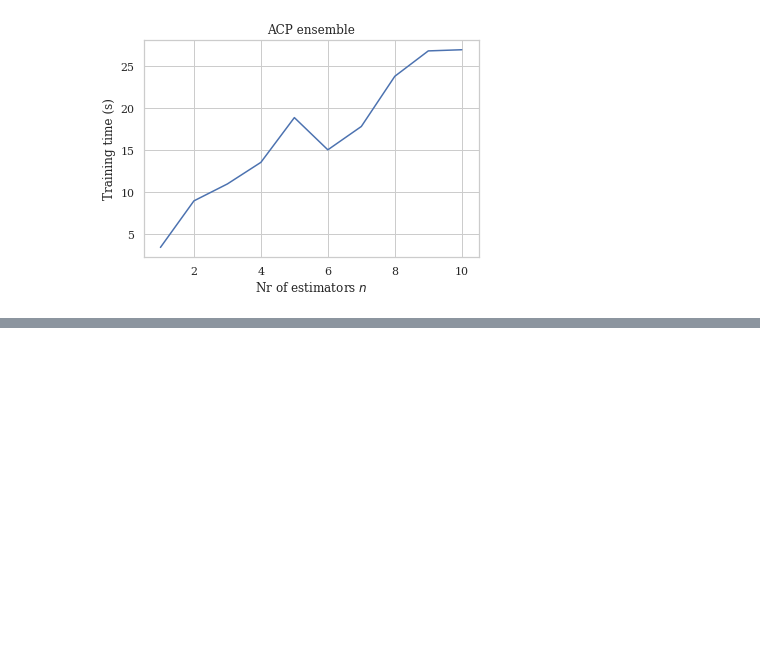
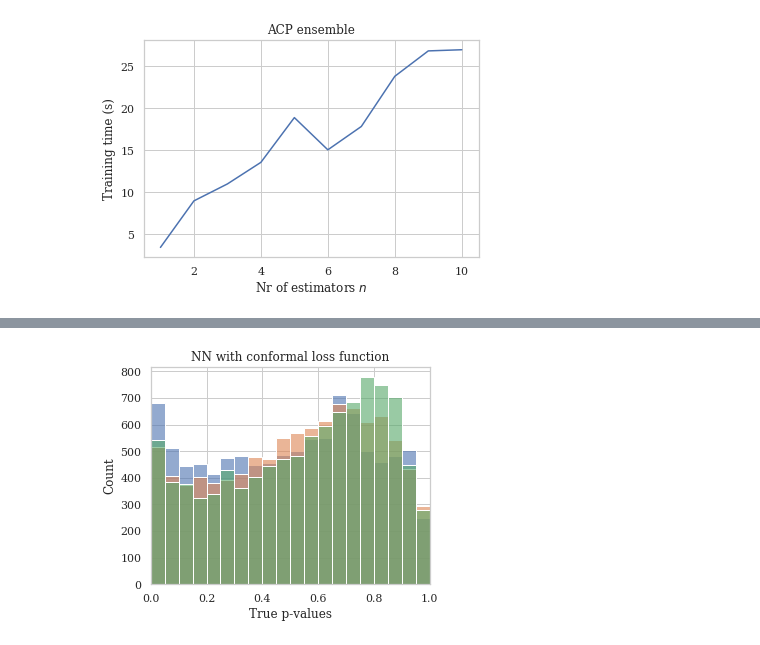
Before and after one commit to juliameister/dl-confident-loss-function, a Jupyter notebook: src/Paper results.ipynb, the cells around one changed output, grey strips where cells are left out. Saved outputs shown, nothing was run; the diff lists cells and outputs as text; code cells hidden in the pictures; blank space fills up the shorter version.

```diff
--- a/src/Paper results.ipynb
+++ b/src/Paper results.ipynb
@@ -690,0 +698,2 @@ plt.show()
+# %%
+colors = sns.color_palette()
@@ -690,0 +774,19 @@ plt.show()
+# %%
+j = 0
+fig = plt.figure(figsize=(5, 4))
+
+for i in [1, 6, 7]:
+    filepath = df_nn_10class.query("iter==@i").filepath.values[0]
+    results = pickle.load(open(filepath, 'rb'))
+    true_p_values = results['pvalues']['test'][np.arange(y_test_10.shape[0]), y_test_10]
+
+    sns.histplot(true_p_values, binrange=(0, 1), bins=20, color=colors[j], alpha=0.6)
+    j = j+1
+
+plt.xlabel("True p-values")
+plt.xlim(0, 1)
+plt.title("NN with conformal loss function")
+
+plt.show()
+# %% [output]
+[figure, added]
```
Also changed, not shown: parts of 11 cells of this notebook, 11 other files.
